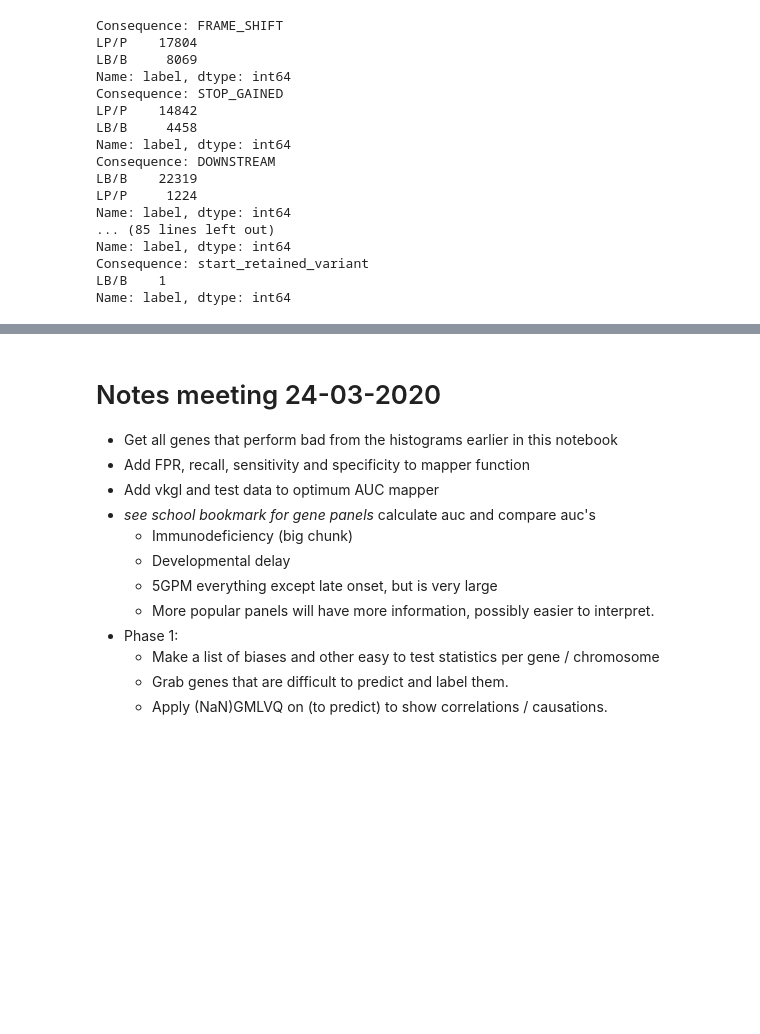
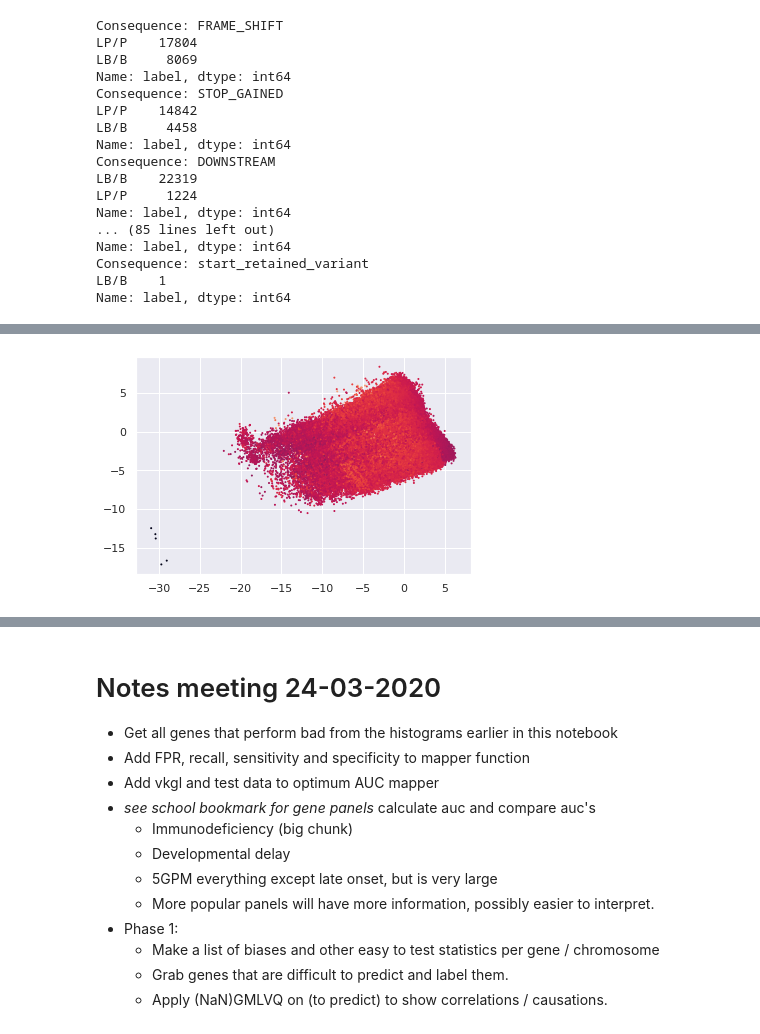
Before and after one commit to SietsmaRJ/dsls_master_thesis, a Jupyter notebook: side_scripts/potential_gene_features.ipynb, the cells around one changed output, grey strips where cells are left out. Drawn from its saved outputs; the diff is of its cells as text; code cells hidden in the pictures; blank space fills up the shorter version.

```diff
--- a/side_scripts/potential_gene_features.ipynb
+++ b/side_scripts/potential_gene_features.ipynb
@@ -186,0 +443,2 @@ full_snv_dataset[full_snv_dataset['consequence'] == consequence]['label'].value_
+# %%
+projections = train_data @ eigenvectors
@@ -186,0 +447,7 @@ full_snv_dataset[full_snv_dataset['consequence'] == consequence]['label'].value_
+# %%
+plt.scatter(projections[:,0], projections[:,1], c=projections[:, 2], s=1)
+# Color by label
+# Pairwise
+plt.show()
+# %% [output]
+[figure, added]
```
Also changed, not shown: parts of 52 cells of this notebook, 2 other files.
